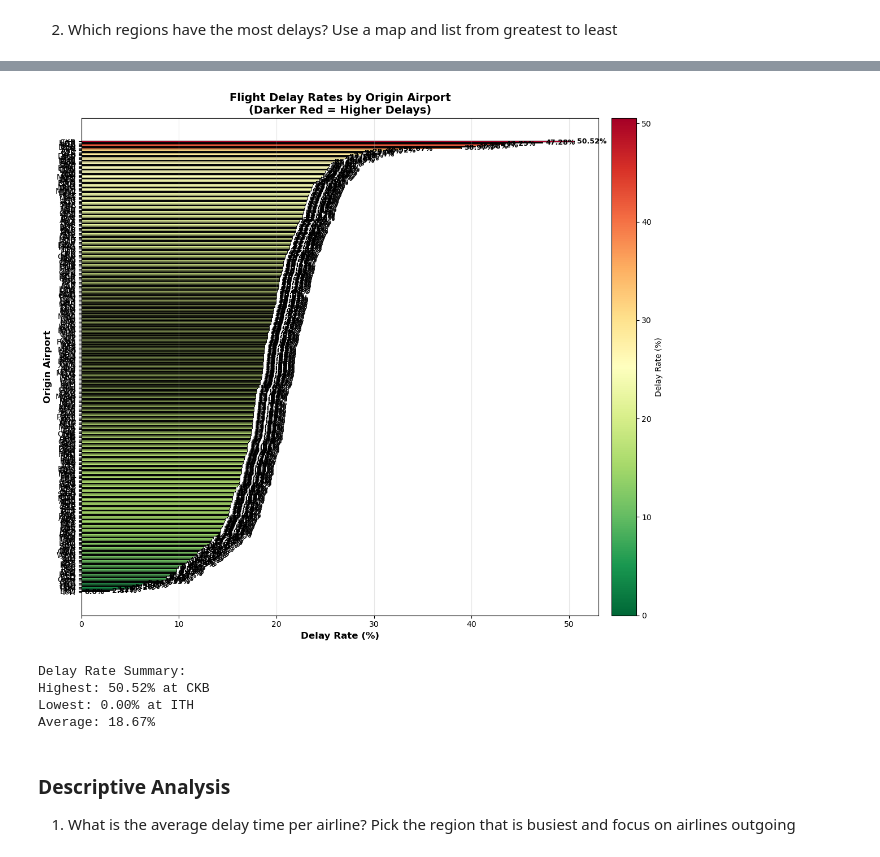
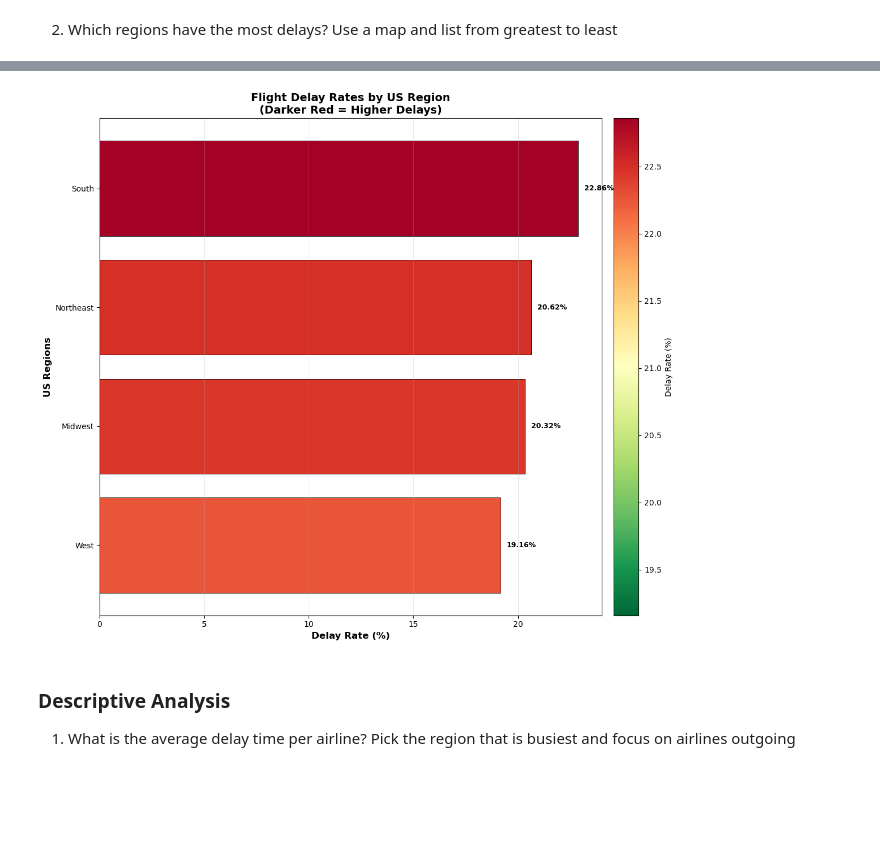
Before and after one commit to katc1213/flight-performance-analysis, a Jupyter notebook: analysis.ipynb, the cells around one changed output, grey strips where cells are left out. Drawn from its saved outputs; the diff is of its cells as text; code cells hidden in the pictures; blank space fills up the shorter version.

Commit message:
added region bar chart

```diff
--- a/analysis.ipynb
+++ b/analysis.ipynb
@@ -12,6 +12,7 @@ import statsmodels.api as sm
 # from datetime import date, time
 
 df = pd.read_csv(r'C:\Users\Kat\Documents\repos\flight-performance-analysis\clean_data\merged_flights.csv')
+origin_df = pd.read_csv(r'C:\Users\Kat\Documents\repos\flight-performance-analysis\clean_data\airports_origin_us_only.csv')
 # %% [markdown]
 ### Exploratory Analysis
 1. Which months/seasons have the most delays and why (answered with correlation)? Use a bar chart for months and pie chart for season
@@ -92,40 +93,62 @@ plt.show()
 2. Which regions have the most delays? Use a map and list from greatest to least
 # %%
 # analyze delays by origin airport
-region_delays = df.groupby('ORIGIN')['DEP_DEL15'].agg(TOTAL="count", DELAYED="sum").reset_index().sort_values('DELAYED', ascending=False)
+state_to_region = {
+    # Northeast
+    'CT': 'Northeast', 'ME': 'Northeast', 'MA': 'Northeast', 'NH': 'Northeast',
+    'RI': 'Northeast', 'VT': 'Northeast', 'NJ': 'Northeast', 'NY': 'Northeast',
+    'PA': 'Northeast',
+    # Midwest
+    'IL': 'Midwest', 'IN': 'Midwest', 'MI': 'Midwest', 'OH': 'Midwest',
+    'WI': 'Midwest', 'IA': 'Midwest', 'KS': 'Midwest', 'MN': 'Midwest',
+    'MO': 'Midwest', 'NE': 'Midwest', 'ND': 'Midwest', 'SD': 'Midwest',
+    # South
+    'DE': 'South', 'FL': 'South', 'GA': 'South', 'MD': 'South', 'NC': 'South',
+    'SC': 'South', 'VA': 'South', 'DC': 'South', 'WV': 'South', 'AL': 'South',
+    'KY': 'South', 'MS': 'South', 'TN': 'South', 'AR': 'South', 'LA': 'South',
+    'OK': 'South', 'TX': 'South',
+    # West
+    'AZ': 'West', 'CO': 'West', 'ID': 'West', 'MT': 'West', 'NV': 'West',
+    'NM': 'West', 'UT': 'West', 'WY': 'West', 'AK': 'West', 'CA': 'West',
+    'HI': 'West', 'OR': 'West', 'WA': 'West',
+}
+
+origin_df['REGION'] = origin_df['state'].map(state_to_region)
+
+df = df.merge(origin_df[['airport_id', 'REGION']], left_on='ORIGIN', right_on='airport_id', how='left')
+df = df.drop(columns=['airport_id'])
+
+region_delays = df.groupby('REGION')['DEP_DEL15'].agg(TOTAL="count", DELAYED="sum").reset_index().sort_values('DELAYED', ascending=False)
 region_delays['DELAY_RATE'] = (region_delays['DELAYED'] / region_delays['TOTAL'] * 100).round(2)
 
 print("Top 15 Airports with Most Delays:")
 print(region_delays.head(15))
 print(f"\nTotal Number of Airports Analyzed: {len(region_delays)}")
 
-# fig, ax = plt.subplots(figsize=(12, 10))
+fig, ax = plt.subplots(figsize=(12, 10))
 
-# # Sort by delay rate for better visualization
-# region_delays_sorted = region_delays.sort_values('DELAY_RATE', ascending=True)
+region_delays_sorted = region_delays.sort_values('DELAY_RATE', ascending=True)
 
-# # Use a colormap to shade bars based on delay rate
-# colors = plt.cm.RdYlGn_r(region_delays_sorted['DELAY_RATE'] / region_delays_sorted['DELAY_RATE'].max())
+# colormap
+colors = plt.cm.RdYlGn_r(region_delays_sorted['DELAY_RATE'] / region_delays_sorted['DELAY_RATE'].max())
+bars = ax.barh(region_delays_sorted['REGION'], region_delays_sorted['DELAY_RATE'], color=colors, edgecolor='black', linewidth=0.7)
 
-# bars = ax.barh(region_delays_sorted['ORIGIN'], region_delays_sorted['DELAY_RATE'], color=colors, edgecolor='black', linewidth=0.7)
+# colorbar
+sm = plt.cm.ScalarMappable(cmap=plt.cm.RdYlGn_r, norm=plt.Normalize(vmin=region_delays_sorted['DELAY_RATE'].min(), vmax=region_delays_sorted['DELAY_RATE'].max()))
+sm.set_array([])
+cbar = plt.colorbar(sm, ax=ax, label='Delay Rate (%)', pad=0.02)
 
-# # Add colorbar to show the mapping between colors and delay percentage
-# sm = plt.cm.ScalarMappable(cmap=plt.cm.RdYlGn_r, norm=plt.Normalize(vmin=region_delays_sorted['DELAY_RATE'].min(), vmax=region_delays_sorted['DELAY_RATE'].max()))
-# sm.set_array([])
-# cbar = plt.colorbar(sm, ax=ax, label='Delay Rate (%)', pad=0.02)
+for i, (bar, rate) in enumerate(zip(bars, region_delays_sorted['DELAY_RATE'])):
+    ax.text(rate + 0.3, bar.get_y() + bar.get_height()/2, f'{rate}%',
+            va='center', fontsize=9, fontweight='bold')
 
-# # Add percentage labels on the bars
-# for i, (bar, rate) in enumerate(zip(bars, region_delays_sorted['DELAY_RATE'])):
-#     ax.text(rate + 0.3, bar.get_y() + bar.get_height()/2, f'{rate}%',
-#             va='center', fontsize=9, fontweight='bold')
+ax.set_xlabel('Delay Rate (%)', fontsize=12, fontweight='bold')
+ax.set_ylabel('US Regions', fontsize=12, fontweight='bold')
+ax.set_title('Flight Delay Rates by US Region\n(Darker Red = Higher Delays)', fontsize=14, fontweight='bold')
+ax.grid(True, alpha=0.3, axis='x')
 
-# ax.set_xlabel('Delay Rate (%)', fontsize=12, fontweight='bold')
-# ax.set_ylabel('Origin Airport', fontsize=12, fontweight='bold')
-# ax.set_title('Flight Delay Rates by Origin Airport\n(Darker Red = Higher Delays)', fontsize=14, fontweight='bold')
-# ax.grid(True, alpha=0.3, axis='x')
-
-# plt.tight_layout()
-# plt.show()
+plt.tight_layout()
+plt.show()
 
 # # Additional summary statistics
 # print(f"\nDelay Rate Summary:")
@@ -155,8 +167,4 @@ Total regions analyzed: 350
-[figure, old version]
+[figure, new version]
-Delay Rate Summary:
-Highest: 50.52% at CKB
-Lowest: 0.00% at ITH
-Average: 18.67%
 # %% [markdown]
 ### Descriptive Analysis
 1. What is the average delay time per airline? Pick the region that is busiest and focus on airlines outgoing
```
Also changed, not shown: parts of 2 cells of this notebook, 1 other file.
